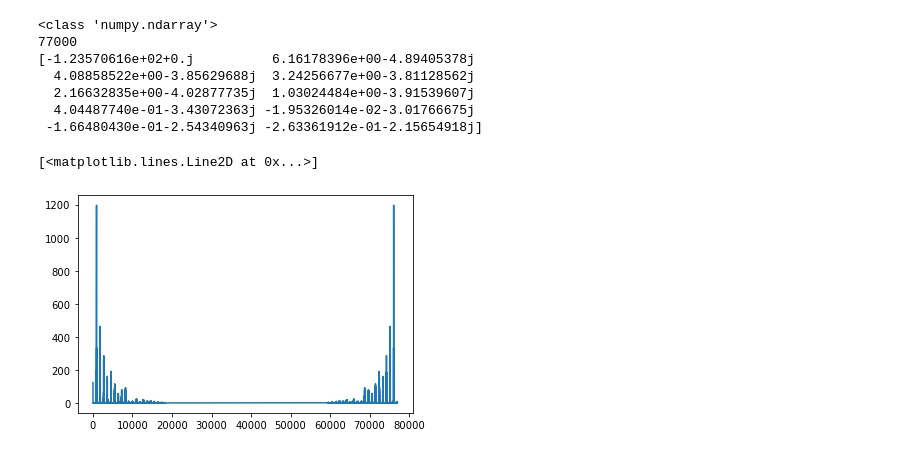
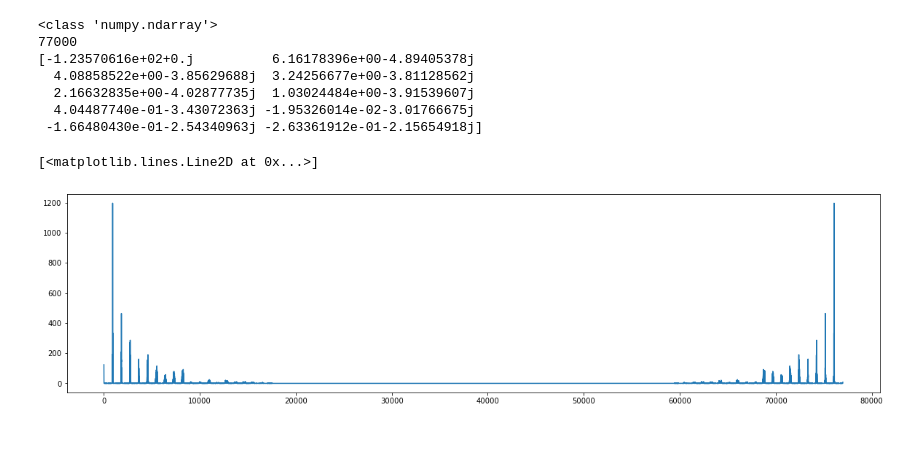
Before and after one commit to Rathees-Koneswarann/matplotlib-signal-analisis, a Jupyter notebook: violin-sound-process.ipynb, the cells around one changed output. Drawn from its saved outputs; the diff is of its cells as text; code cells hidden in the pictures.

Commit message:
Set the figure size

```diff
--- a/violin-sound-process.ipynb
+++ b/violin-sound-process.ipynb
@@ -55,7 +55,8 @@ print(y[0:10])
  -1.66480430e-01-2.54340963j -2.63361912e-01-2.15654918j]
 # %%
 # plot the absolute value
+plt.figure(figsize=(20,5))
 plt.plot(np.abs(y))
 # %% [output]
 [<matplotlib.lines.Line2D at 0x...>]
-[figure, old version]
+[figure, new version]
```
